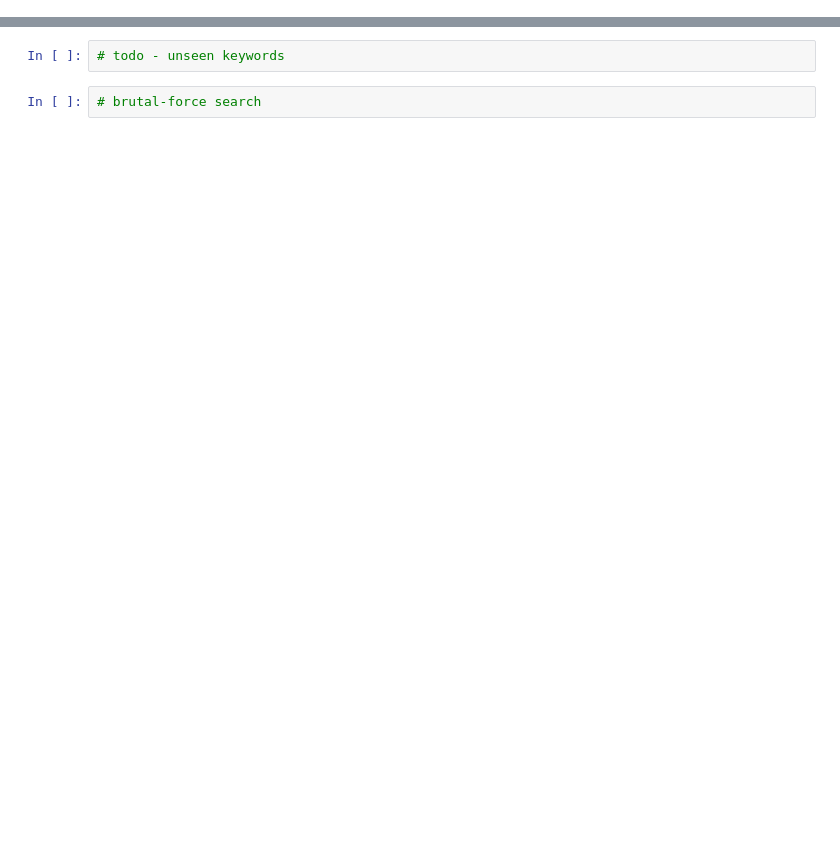
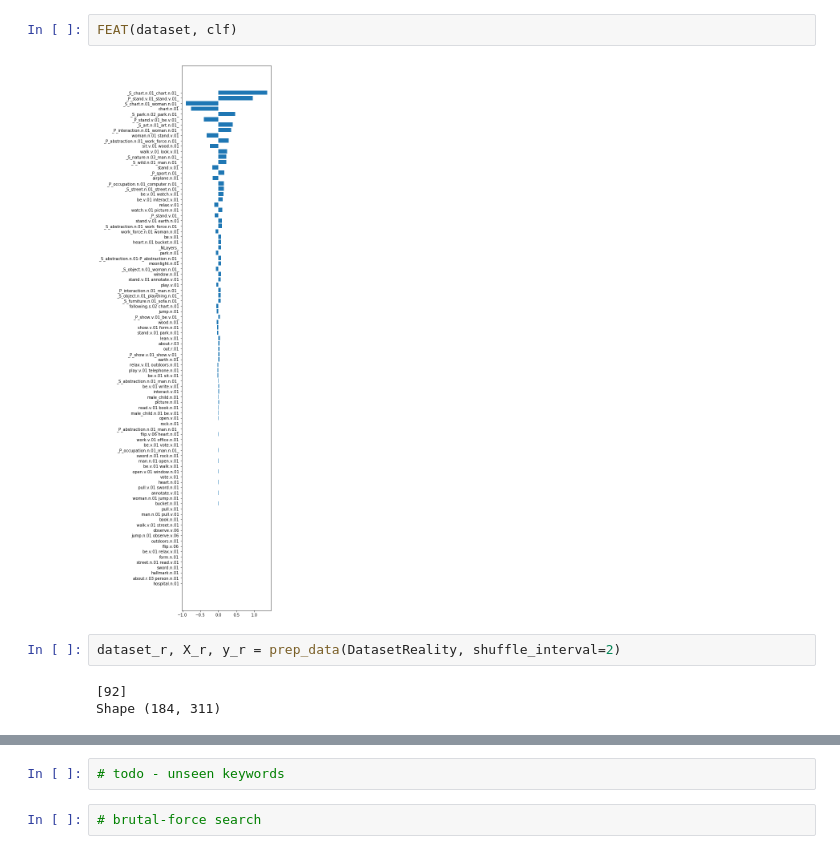
Before and after one commit to shwinshaker/Text2Scene, a Jupyter notebook: train.ipynb, the cells around one changed output, grey strips where cells are left out. Saved outputs shown, nothing was run; the diff lists cells and outputs as text; blank space fills up the shorter version.

```diff
--- a/train.ipynb
+++ b/train.ipynb
@@ -324,0 +66,9 @@ plt.show()
+# %%
+FEAT(dataset, clf)
+# %% [output]
+[figure, added]
+# %%
+dataset_r, X_r, y_r = prep_data(DatasetReality, shuffle_interval=2)
+# %% [output]
+[92]
+Shape (184, 311)
```
Also changed, not shown: parts of 28 cells of this notebook, 11 other files.
